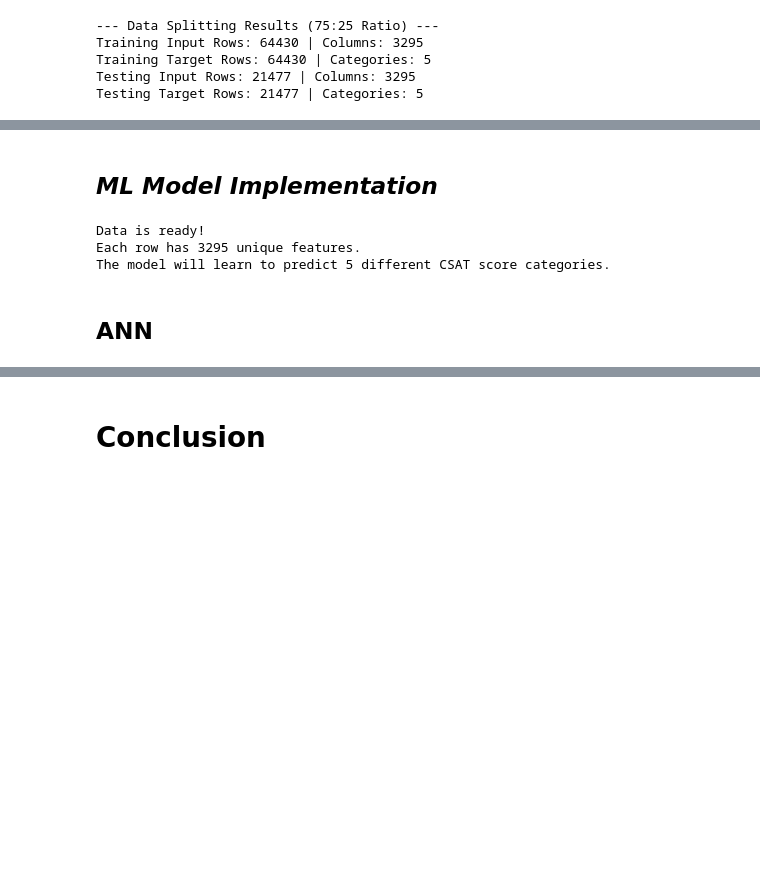
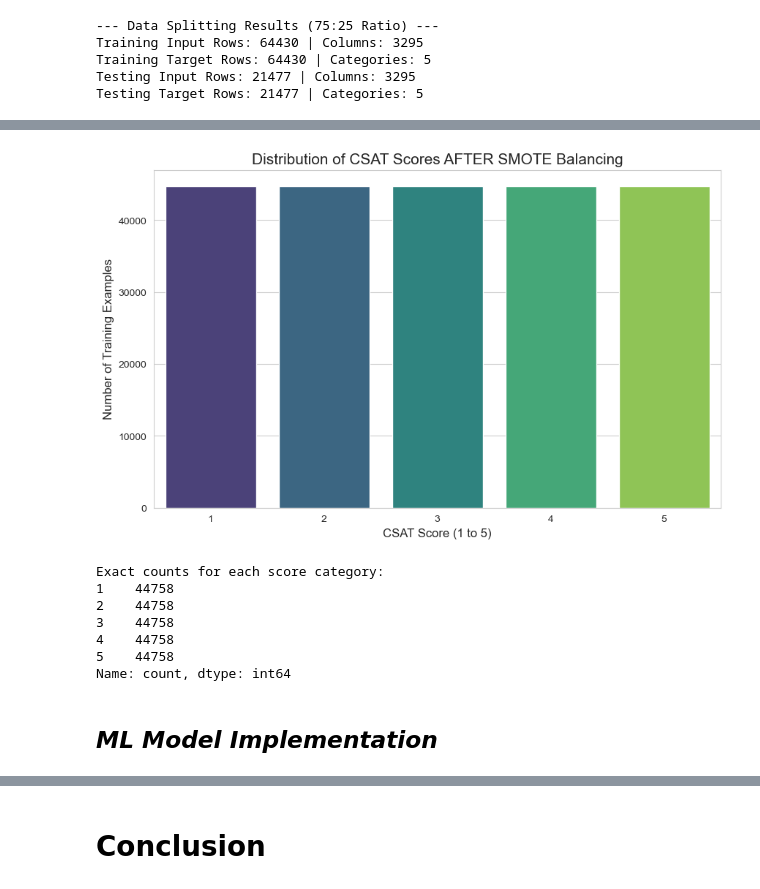
Before and after one commit to amol004/E-Commerce-Customer-Satisfaction-Score-Prediction-Deep-Learning, a Jupyter notebook: E_Commerce_Customer_Satisfaction_Score_Prediction.ipynb, the cells around one changed output, grey strips where cells are left out. Cells and saved outputs as stored; diff of their text form; code cells hidden in the pictures; blank space fills up the shorter version.

```diff
--- a/E_Commerce_Customer_Satisfaction_Score_Prediction.ipynb
+++ b/E_Commerce_Customer_Satisfaction_Score_Prediction.ipynb
@@ -1256,37 +1105,37 @@ Testing Target Rows: 21477 | Categories: 5
+# %%
+# --- VISUALIZING THE BALANCED DATA ---
+
+# 1. We import our visualization tools
+import matplotlib.pyplot as plt
+import seaborn as sns
+
+# 2. Set the visual style and size of the chart
+plt.figure(figsize=(10, 6))
+sns.set_style('whitegrid')
+
+# 3. Create a count plot using the new balanced labels (y_train_balanced)
+# This chart will show us how many rows exist for each score after SMOTE
+sns.countplot(x=y_train_balanced, palette='viridis')
+
+# 4. Add clear labels so anyone can understand the chart
+plt.title('Distribution of CSAT Scores AFTER SMOTE Balancing', fontsize=15)
+plt.xlabel('CSAT Score (1 to 5)', fontsize=12)
+plt.ylabel('Number of Training Examples', fontsize=12)
+
+# 5. Display the final chart
+plt.show()
+
+# 6. Print the exact counts to be 100% sure
+print("Exact counts for each score category:")
+print(y_train_balanced.value_counts().sort_index())
+# %% [output]
+[figure, added]
+Exact counts for each score category:
+1    44758
+2    44758
+3    44758
+4    44758
+5    44758
+Name: count, dtype: int64
 # %% [markdown]
 ## ***ML Model Implementation***
-# %%
-# --- PREPARING DATA FOR THE NEURAL NETWORK (ARRAY CONVERSION) ---
-
-# 1. Prepare our Training Features (X)
-# We convert our table of inputs into a 'NumPy array' using float32.
-# This format is much faster for the computer to process during training.
-final_training_inputs = train_inputs.values.astype('float32')
-
-# 2. Prepare our Testing Features (X)
-# We do the exact same for our test set so the format matches perfectly.
-final_testing_inputs = test_inputs.values.astype('float32')
-
-# 3. Prepare our Targets (y)
-# Since we already One-Hot encoded our scores, we just turn them into arrays.
-# We use 'int8' here because these are just 0s and 1s, which saves RAM.
-final_training_labels = train_targets.values.astype('int8')
-final_testing_labels = test_targets.values.astype('int8')
-
-# 4. Define the Shape of our Model
-# 'input_features_count' tells the AI how many questions (columns) it's looking at.
-input_features_count = final_training_inputs.shape[1]
-
-# 'output_classes_count' tells the AI how many answers (Score 1-5) it can choose from.
-output_classes_count = final_training_labels.shape[1]
-
-# 5. Summary of our data preparation
-print(f"Data is ready!")
-print(f"Each row has {input_features_count} unique features.")
-print(f"The model will learn to predict {output_classes_count} different CSAT score categories.")
-# %% [output]
-Data is ready!
-Each row has 3295 unique features.
-The model will learn to predict 5 different CSAT score categories.
-# %% [markdown]
-## **ANN**
```
Also changed, not shown: parts of 67 cells of this notebook.
